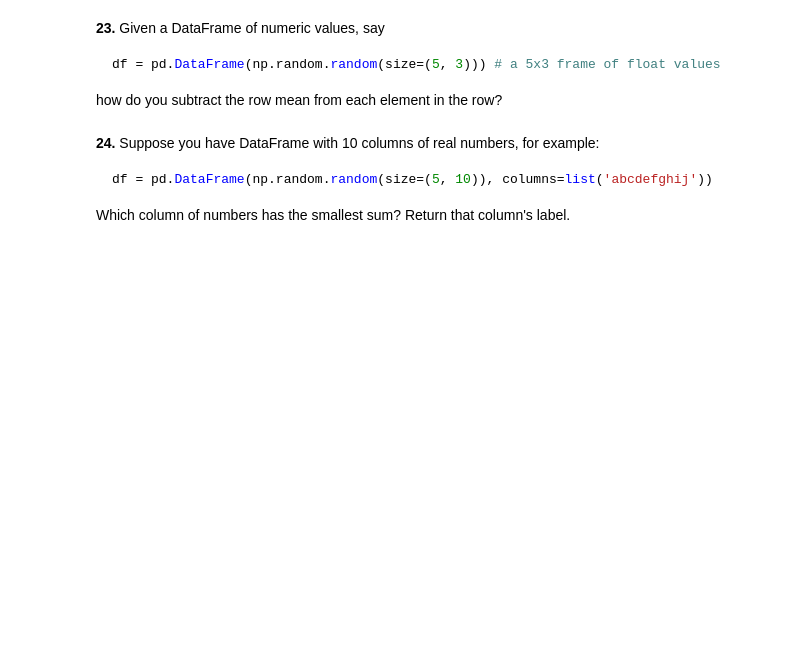
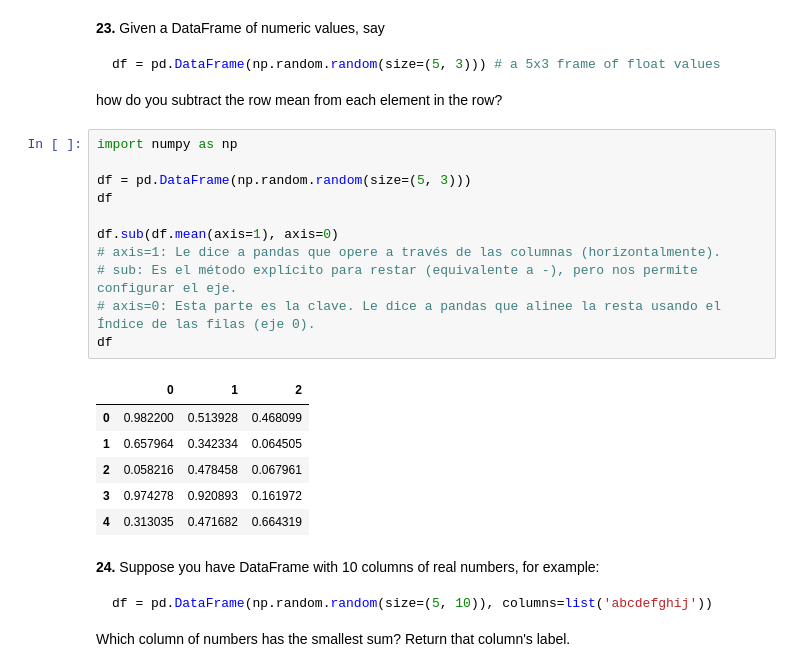
Before and after one commit to seek-coder/data_engineering, a Jupyter notebook: 01_code/b_100_pandas_problems/100-pandas-puzzles/100-pandas-puzzles.ipynb, the cells around one changed output. Saved outputs shown, nothing was run; the diff lists cells and outputs as text; blank space fills up the shorter version.

````diff
--- a/01_code/b_100_pandas_problems/100-pandas-puzzles/100-pandas-puzzles.ipynb
+++ b/01_code/b_100_pandas_problems/100-pandas-puzzles/100-pandas-puzzles.ipynb
@@ -310,6 +353,24 @@ df = pd.DataFrame(np.random.random(size=(5, 3))) # a 5x3 frame of float values
 ```
 
 how do you subtract the row mean from each element in the row?
+# %%
+import numpy as np
+
+df = pd.DataFrame(np.random.random(size=(5, 3)))
+df
+
+df.sub(df.mean(axis=1), axis=0)
+# axis=1: Le dice a pandas que opere a través de las columnas (horizontalmente).
+# sub: Es el método explícito para restar (equivalente a -), pero nos permite configurar el eje.
+# axis=0: Esta parte es la clave. Le dice a pandas que alinee la resta usando el Índice de las filas (eje 0).
+df
+# %% [output]
+|  | 0 | 1 | 2 |
+| 0 | 0.982200 | 0.513928 | 0.468099 |
+| 1 | 0.657964 | 0.342334 | 0.064505 |
+| 2 | 0.058216 | 0.478458 | 0.067961 |
+| 3 | 0.974278 | 0.920893 | 0.161972 |
+| 4 | 0.313035 | 0.471682 | 0.664319 |
 # %% [markdown]
 **24.** Suppose you have DataFrame with 10 columns of real numbers, for example:
 
````
Also changed, not shown: parts of 7 cells of this notebook, 1 other file.
